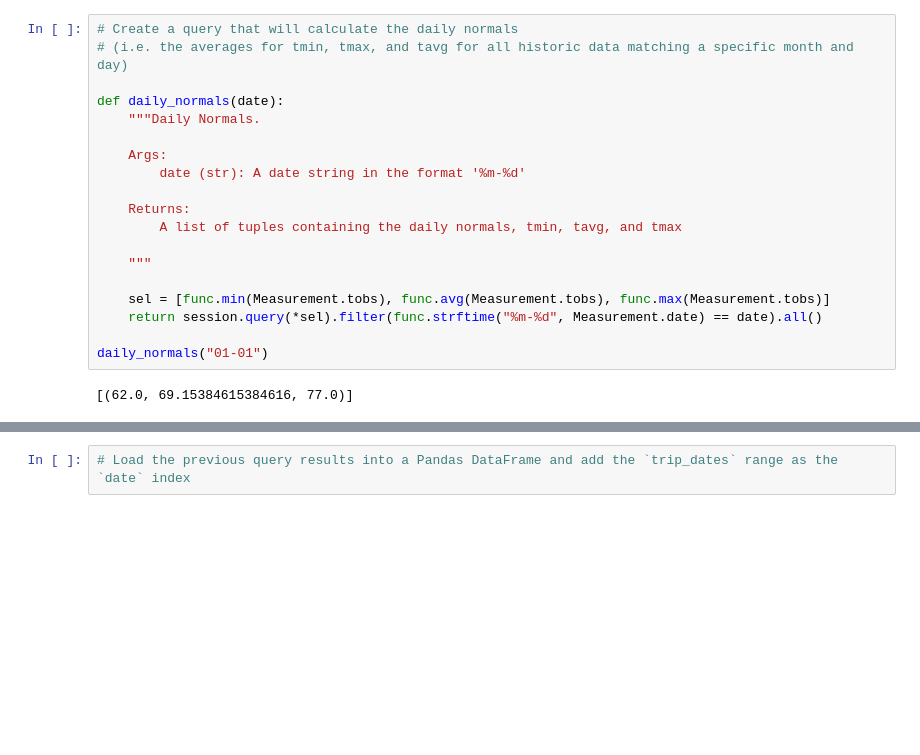
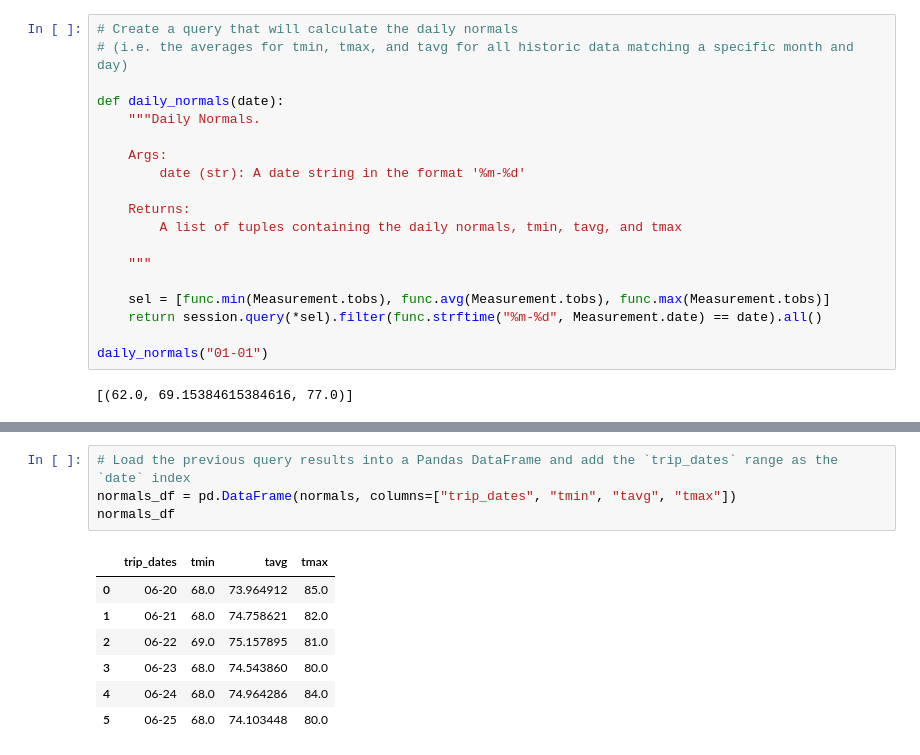
Before and after one commit to emcfarland/sqlalchemy-challenge, a Jupyter notebook: climate_analysis.ipynb, the cells around one changed output, grey strips where cells are left out. Drawn from its saved outputs; the diff is of its cells as text; blank space fills up the shorter version.

```diff
--- a/climate_analysis.ipynb
+++ b/climate_analysis.ipynb
@@ -196,4 +236,14 @@ daily_normals("01-01")
 # %%
 # Load the previous query results into a Pandas DataFrame and add the `trip_dates` range as the `date` index
+normals_df = pd.DataFrame(normals, columns=["trip_dates", "tmin", "tavg", "tmax"])
+normals_df
+# %% [output]
+|  | trip_dates | tmin | tavg | tmax |
+| 0 | 06-20 | 68.0 | 73.964912 | 85.0 |
+| 1 | 06-21 | 68.0 | 74.758621 | 82.0 |
+| 2 | 06-22 | 69.0 | 75.157895 | 81.0 |
+| 3 | 06-23 | 68.0 | 74.543860 | 80.0 |
+| 4 | 06-24 | 68.0 | 74.964286 | 84.0 |
+| 5 | 06-25 | 68.0 | 74.103448 | 80.0 |
 # %%
 # Plot the daily normals as an area plot with `stacked=False`
```
Also changed, not shown: parts of 7 cells of this notebook, 1 other file.
